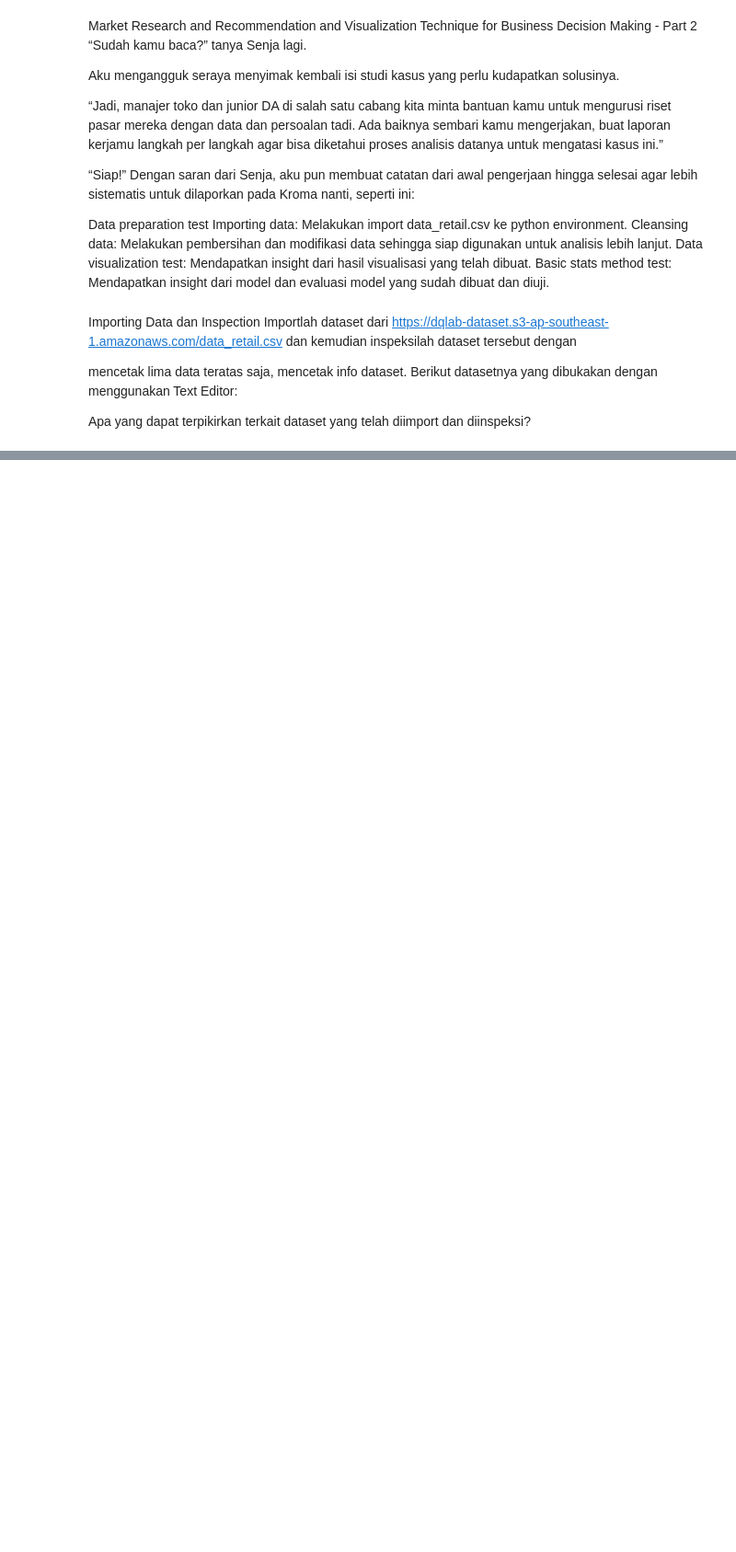
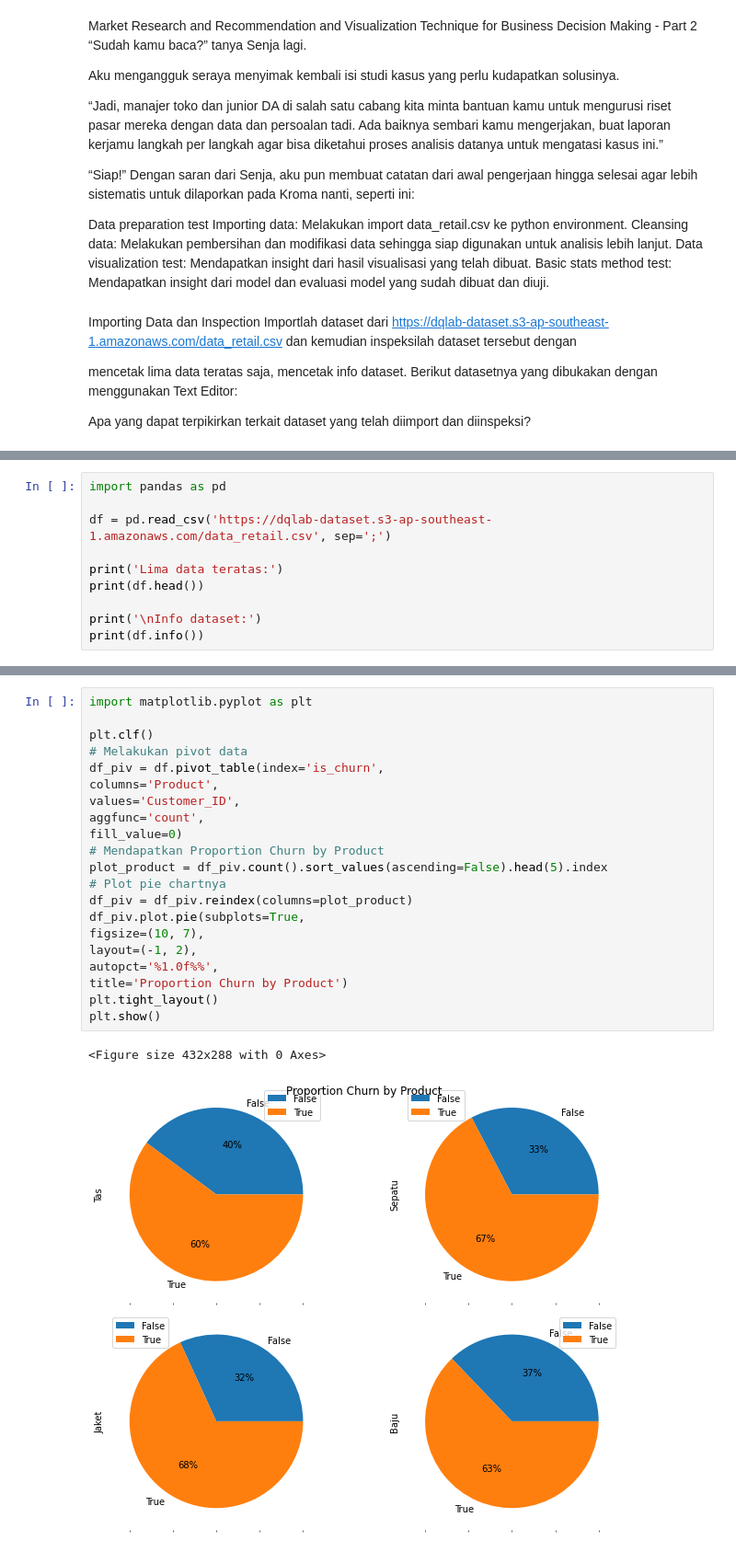
Before and after one commit to fiqhrimuliandaputra/Data-Analyst-Project-Business-Decision-Research, a Jupyter notebook: Data_Analyst_Project_Business_Decision_Research.ipynb, the cells around one changed output, grey strips where cells are left out. Shown: that part at 92% size. Cells and saved outputs as stored; diff of their text form; blank space fills up the shorter version.

```diff
--- a/Data_Analyst_Project_Business_Decision_Research.ipynb
+++ b/Data_Analyst_Project_Business_Decision_Research.ipynb
@@ -105,0 +116,10 @@ Apa yang dapat terpikirkan terkait dataset yang telah diimport dan diinspeksi?
+# %%
+import pandas as pd
+
+df = pd.read_csv('https://dqlab-dataset.s3-ap-southeast-1.amazonaws.com/data_retail.csv', sep=';')
+
+print('Lima data teratas:')
+print(df.head())
+
+print('\nInfo dataset:')
+print(df.info())
@@ -105,0 +450,24 @@ Apa yang dapat terpikirkan terkait dataset yang telah diimport dan diinspeksi?
+# %%
+import matplotlib.pyplot as plt
+
+plt.clf()
+# Melakukan pivot data
+df_piv = df.pivot_table(index='is_churn',
+columns='Product',
+values='Customer_ID',
+aggfunc='count',
+fill_value=0)
+# Mendapatkan Proportion Churn by Product
+plot_product = df_piv.count().sort_values(ascending=False).head(5).index
+# Plot pie chartnya
+df_piv = df_piv.reindex(columns=plot_product)
+df_piv.plot.pie(subplots=True,
+figsize=(10, 7),
+layout=(-1, 2),
+autopct='%1.0f%%',
+title='Proportion Churn by Product')
+plt.tight_layout()
+plt.show()
+# %% [output]
+<Figure size 432x288 with 0 Axes>
+[figure, added]
```
Also changed, not shown: parts of 52 cells of this notebook.
